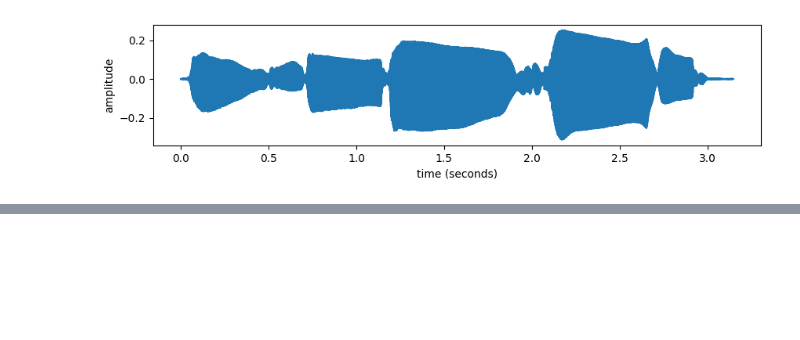
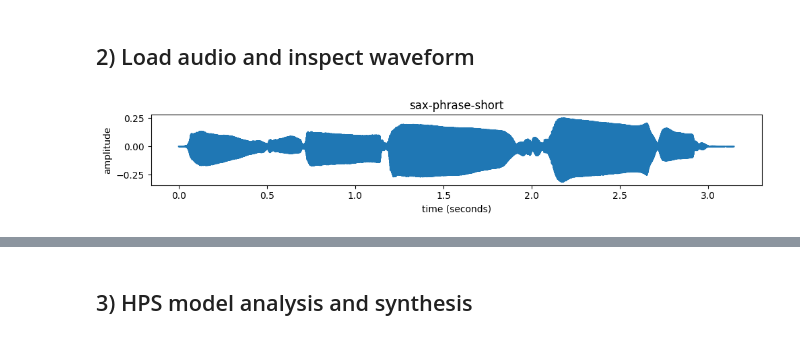
Before and after one commit to MTG/sms-tools-materials, a Jupyter notebook: examples/hps-transformations-examples.ipynb, the cells around one changed output, grey strips where cells are left out. Saved outputs shown, nothing was run; the diff lists cells and outputs as text; code cells hidden in the pictures; blank space fills up the shorter version.

```diff
--- a/examples/hps-transformations-examples.ipynb
+++ b/examples/hps-transformations-examples.ipynb
@@ -7,17 +16,23 @@ from smstools.models import hpsModel as HPS
 from smstools.transformations import hpsTransformations as HPST
 from smstools.transformations import harmonicTransformations as HT
 from smstools.models import utilFunctions as UF
+# %% [markdown]
+## 2) Load audio and inspect waveform
 # %%
-inputFile = "../sounds/sax-phrase-short.wav"
-fs, x = UF.wavread(inputFile)
-plt.figure(0, figsize=(10, 2))
-time_indexes = np.linspace(0, x.size/fs, x.size)
-plt.plot(time_indexes, x)
-plt.xlabel('time (seconds)')
-plt.ylabel('amplitude')
+input_file = "../sounds/sax-phrase-short.wav"
+fs, x = UF.wavread(input_file)
+time_axis = np.linspace(0, x.size / fs, x.size)
+fig, ax = plt.subplots(figsize=(10, 2))
+ax.plot(time_axis, x)
+ax.set_xlabel('time (seconds)')
+ax.set_ylabel('amplitude')
+ax.set_title('sax-phrase-short')
+plt.tight_layout()
 plt.show()
 ipd.display(ipd.Audio(data=x, rate=fs))
 # %% [output]
-[figure, old version]
+[figure, new version]
 [interactive output not drawn]
+# %% [markdown]
+## 3) HPS model analysis and synthesis
 # %%
```
Also changed, not shown: parts of 4 cells of this notebook, 14 other files.
